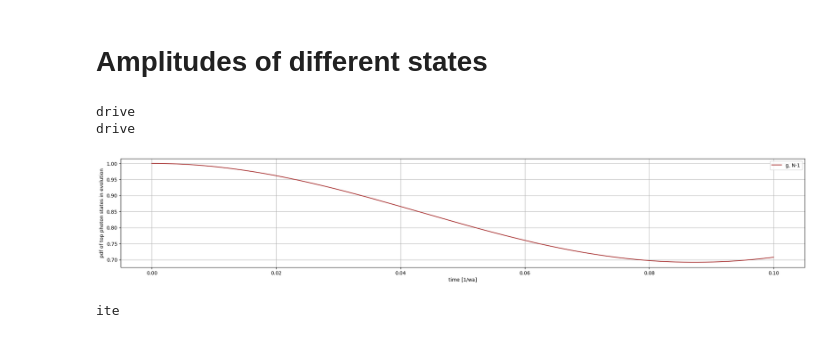
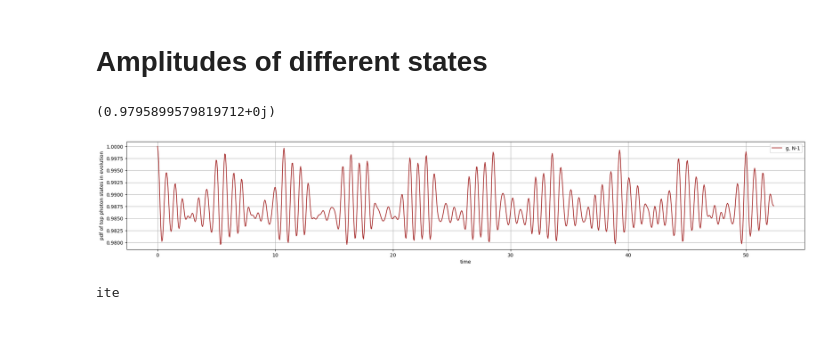
Before and after one commit to Pablo-The-Squirell/Simplest-JC-Model-E-state-Finder, a Jupyter notebook: Codes/Time_evolution.ipynb, the cells around one changed output. Drawn from its saved outputs; the diff is of its cells as text; code cells hidden in the pictures.

```diff
--- a/Codes/Time_evolution.ipynb
+++ b/Codes/Time_evolution.ipynb
@@ -67,73 +88,50 @@ KeyboardInterrupt:
 # %% [markdown]
 # Amplitudes of different states
 # %%
-wc= 30
-wa= 30
+wa= 1.2
+wc = 10
 d = wa-wc
-Omega = 2
-N= 3
-w= 0
+Omega = 1.2
+N= 20
+w= 1.2
+f = [0.09]
 psi0 = tensor(fock(N, 1), fock(2,0))
-psi1 = tensor(fock(N, 0), fock(2,1))
+psi1 = tensor(fock(N, 1), fock(2,1))
 e_N_1 = tensor(fock(N, N-1), fock(2,1))
 g_N_1 = tensor(fock(N, N-1), fock(2,0))
-for f in [10]:
+for f in [1.2]:
 
     H_JC_rwa_driven = Hamiltonian( wa, wc, Omega, w, f, N, True, True).H_JC
     # H_JC_rwa_nondriven = Hamiltonian( wa, wc, Omega, w, f, N, True, False).H_JC
     H_JC_nonrwa_driven = Hamiltonian( wa, wc, w, f, Omega, N ,False,True).H_JC
     # H_JC_nonrwa_nondriven = Hamiltonian( wa, wc, w, f, Omega, N ,False,False).H_JC
-    times = np.linspace(0.0, 3, 5000)
+    times = np.linspace(0.0, 20*np.pi/f, 1000)
     tau =times
     mpl.rc("figure", figsize=(25, 4))
-    results_rwa_driven=mesolve(H_JC_rwa_driven, tensor(fock(N, 1), fock(2,0)), tau)
+    results_rwa_driven=mesolve(H_JC_rwa_driven, psi0, tau)
     states_rwa_driven=results_rwa_driven.states
 
     # results_rwa_nondriven=mesolve(H_JC_rwa_nondriven, psi0, tau)
     # states_rwa_nondriven=results_rwa_nondriven.states
 
-    results_nonrwa_driven=mesolve(H_JC_nonrwa_driven, tensor(fock(N, 1), fock(2,0)), tau)
-    states_nonrwa_driven=results_nonrwa_driven.states
 
     # results_nonrwa_nondriven=mesolve(H_JC_nonrwa_nondriven, psi0, tau)
     # states_nonrwa_nondriven=results_nonrwa_nondriven.states
 
     # Visualize the results
     expect_rwa_driven_gg = [((states_rwa_driven[i].overlap(psi0))*np.conjugate(states_rwa_driven[i].overlap(psi0))) for i in range(len(tau))]
-    # expect_rwa_nondriven = [np.sqrt((states_rwa_nondriven[i].overlap(psi0))*np.conjugate(states_rwa_nondriven[i].overlap(psi0))) for i in range(len(tau))]
-    expect_nonrwa_driven = [((states_nonrwa_driven[i].overlap(psi0))*np.conjugate(states_nonrwa_driven[i].overlap(psi0))) for i in range(len(tau))]
-    # expect_nonrwa_nondriven = [np.sqrt((states_nonrwa_nondriven[i].overlap(psi0))*np.conjugate(states_nonrwa_nondriven[i].overlap(psi0))) for i in range(len(tau))]
-    # plt.plot(tau/wa, expect_rwa_driven, label = 'rwa/driven',color="grey")
-    # # plt.plot(tau/wa, expect_rwa_nondriven, label = 'rwa/nondriven',color="orange")
-    # plt.plot(tau/wa, expect_nonrwa_driven, label = 'nonrwa/driven',color="red")
-    # # plt.scatter(tau/wa, expect_nonrwa_nondriven, label = 'nonrwa/nondriven',color="b")
-    # plt.legend()
-    # plt.xlabel('time [1/wa]')
-    # plt.ylabel('pdf of psi0 in evolution')
-    # plt.title('psi0')
-    # plt.grid()
-    # plt.show()
+    expect_rwa_driven_g = [((states_rwa_driven[i].overlap(psi1))*np.conjugate(states_rwa_driven[i].overlap(psi1))) for i in range(len(tau))]
+    print(np.min(np.array(expect_rwa_driven_g)+np.array(expect_rwa_driven_gg)))
+    plt.plot(tau, np.array(expect_rwa_driven_g)+np.array(expect_rwa_driven_gg), label = 'g, N-1',color="brown")
 
-    # lines = np.arange(0, 10, 4*np.pi/w)
-    # Visualize the results
-    expect_rwa_driven = [((states_rwa_driven[i].overlap(psi1))*np.conjugate(states_rwa_driven[i].overlap(psi1))) for i in range(len(tau))]
-    expect_rwa_driven_g = [((states_rwa_driven[i].overlap(psi1))*np.conjugate(states_rwa_driven[i].overlap(psi1))) for i in range(len(tau))]
-    # expect_nonrwa_driven = [np.sqrt((states_nonrwa_driven[i].overlap(g_N_1))*np.conjugate(states_nonrwa_driven[i].overlap(g_N_1))) for i in range(len(tau))]
-    # expect_nonrwa_nondriven = [np.sqrt((states_nonrwa_nondriven[i].overlap(psi1))*np.conjugate(states_nonrwa_nondriven[i].overlap(psi1))) for i in range(len(tau))]
-    # plt.plot(tau/wa, expect_rwa_driven, label = 'e, N-1',color="green")
-    plt.plot(tau/wa, np.array(expect_rwa_driven_g)+np.array(expect_rwa_driven_gg), label = 'g, N-1',color="brown")
-    # plt.vlines(lines, ymin = 0, ymax = np.max(expect_rwa_driven_g))
-    # plt.plot(tau/wa, expect_nonrwa_driven, label = 'nonrwa/driven',color="blue")
-    # plt.scatter(tau/wa, expect_nonrwa_nondriven, label = 'nonrwa/nondriven',color="b")
     plt.legend()
-    plt.xlabel('time [1/wa]')
+    plt.xlabel('time')
     plt.ylabel('pdf of top photon states in evolution')
     plt.grid()
     plt.show()
     print('ite')
 # %% [output]
-drive
-drive
+(0.9795899579819712+0j)
-[figure, old version]
+[figure, new version]
 ite
 # %%
```
Also changed, not shown: parts of 5 cells of this notebook, 2 other files.
